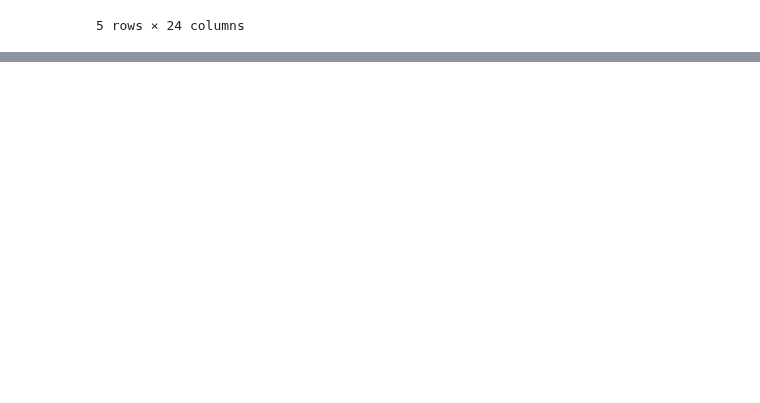
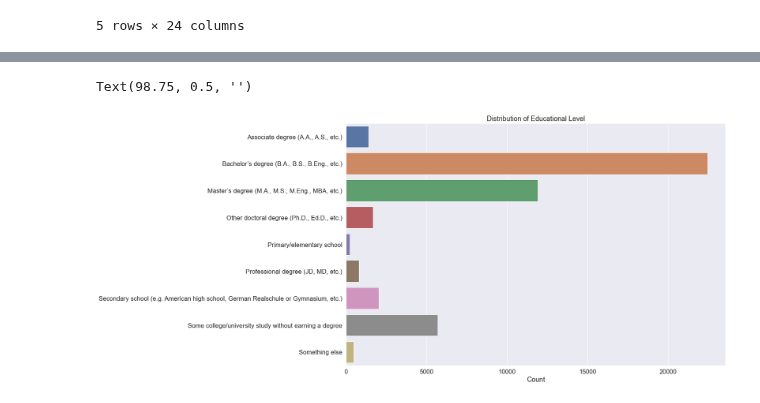
Before and after one commit to data301-2021-winter1/project-group13-project, a Jupyter notebook: notebooks/analysis2.ipynb, the cells around one changed output, grey strips where cells are left out. Drawn from its saved outputs; the diff is of its cells as text; code cells hidden in the pictures; blank space fills up the shorter version.

Commit message:
added some plots

```diff
--- a/notebooks/analysis2.ipynb
+++ b/notebooks/analysis2.ipynb
@@ -67,0 +88,12 @@ df2021Cleaned.head()
+# %%
+plt.rcParams['figure.figsize']=15,10
+sns.set(font_scale = 1.5)
+plt.xticks(rotation= 0)
+plt.title("Distribution of Educational Level")
+plt.tight_layout()
+p1 = sns.countplot(data=df2021Cleaned, y=df2021Cleaned.EdLevel)
+p1.set_xlabel("Count")
+p1.set_ylabel("")
+# %% [output]
+Text(98.75, 0.5, '')
+[figure, added]
```
Also changed, not shown: parts of 2 cells of this notebook, 1 other file.
